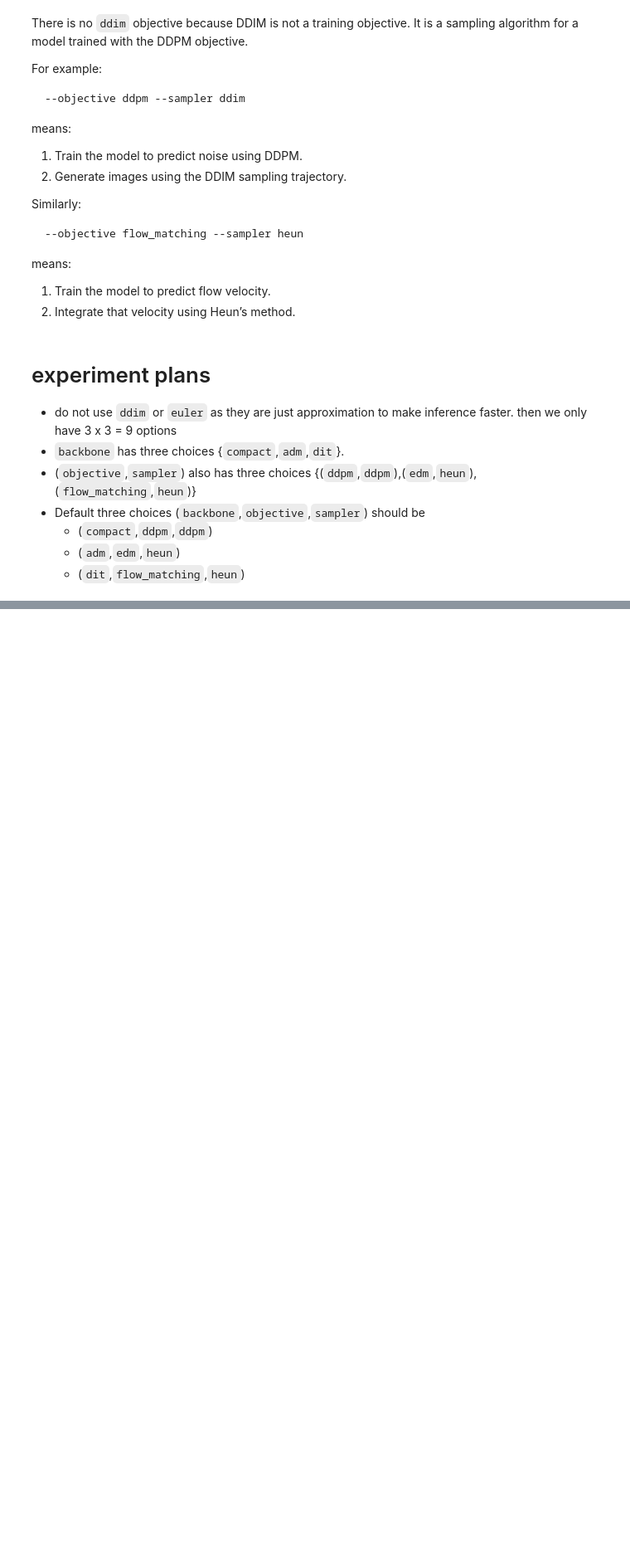
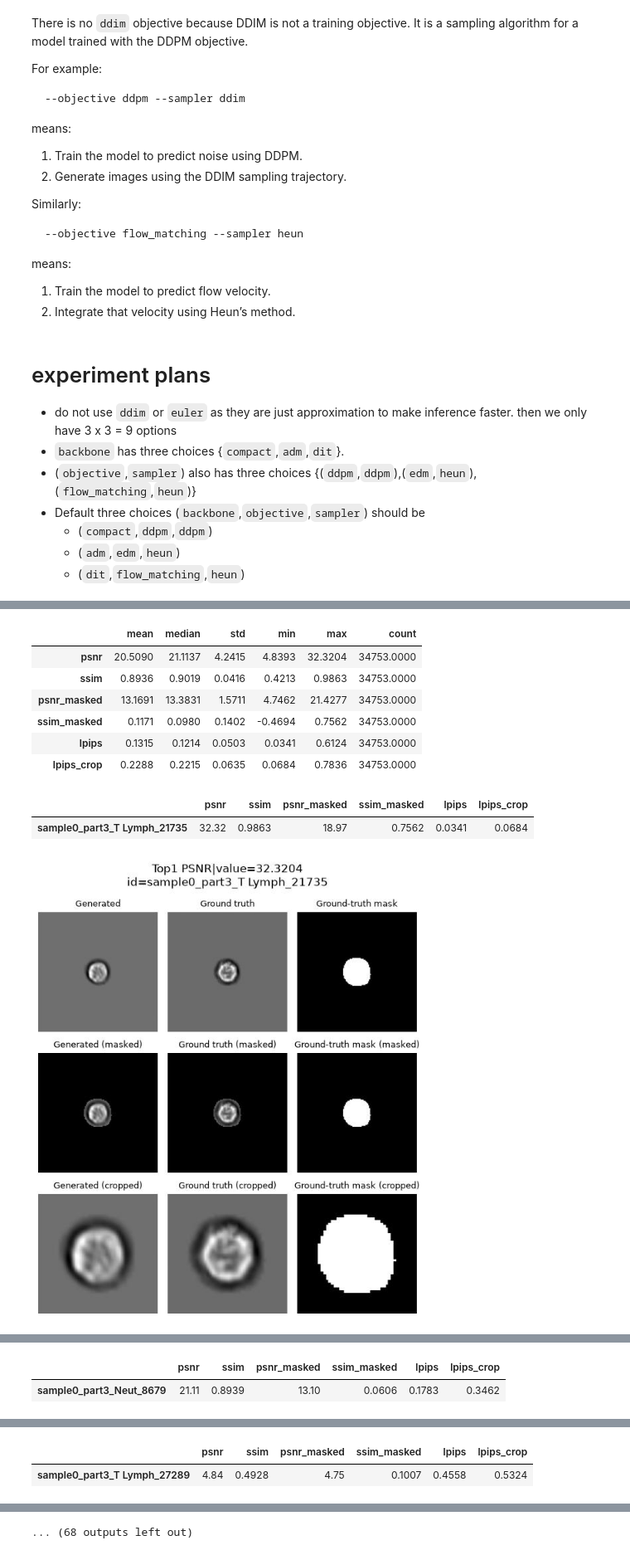
Before and after one commit to apple2373/fcmstylegan, a Jupyter notebook: notebook/results-diffusion.ipynb, the cells around one changed output, grey strips where cells are left out. Shown at 83% size. Saved outputs shown, nothing was run; the diff lists cells and outputs as text; code cells hidden in the pictures; blank space fills up the shorter version.

```diff
--- a/notebook/results-diffusion.ipynb
+++ b/notebook/results-diffusion.ipynb
@@ -370,0 +430,8 @@ display(comparison)
+# %%
+import matplotlib_inline
+matplotlib_inline.backend_inline.set_matplotlib_formats("jpg")
+
+from pathlib import Path
+ROOT = Path("~/projects/fcmstylegan/experiments/archive/ddpm_baseline_20260824_190314").expanduser()
+%run -i plot_test_results.py
+# %% [output]
@@ -370,0 +456,10 @@ display(comparison)
+|  | mean | median | std | min | max | count |
+| psnr | 20.5090 | 21.1137 | 4.2415 | 4.8393 | 32.3204 | 34753.0000 |
+| ssim | 0.8936 | 0.9019 | 0.0416 | 0.4213 | 0.9863 | 34753.0000 |
+| psnr_masked | 13.1691 | 13.3831 | 1.5711 | 4.7462 | 21.4277 | 34753.0000 |
+| ssim_masked | 0.1171 | 0.0980 | 0.1402 | -0.4694 | 0.7562 | 34753.0000 |
+| lpips | 0.1315 | 0.1214 | 0.0503 | 0.0341 | 0.6124 | 34753.0000 |
+| lpips_crop | 0.2288 | 0.2215 | 0.0635 | 0.0684 | 0.7836 | 34753.0000 |
+|  | psnr | ssim | psnr_masked | ssim_masked | lpips | lpips_crop |
+| sample0_part3_T Lymph_21735 | 32.32 | 0.9863 | 18.97 | 0.7562 | 0.0341 | 0.0684 |
+[figure, added]
@@ -370,0 +468,2 @@ display(comparison)
+|  | psnr | ssim | psnr_masked | ssim_masked | lpips | lpips_crop |
+| sample0_part3_Neut_8679 | 21.11 | 0.8939 | 13.10 | 0.0606 | 0.1783 | 0.3462 |
@@ -370,0 +473,2 @@ display(comparison)
+|  | psnr | ssim | psnr_masked | ssim_masked | lpips | lpips_crop |
+| sample0_part3_T Lymph_27289 | 4.84 | 0.4928 | 4.75 | 0.1007 | 0.4558 | 0.5324 |
@@ -370,0 +476 @@ display(comparison)
+... (68 outputs left out)
```
Also changed, not shown: parts of 8 cells of this notebook, 12 other files.
